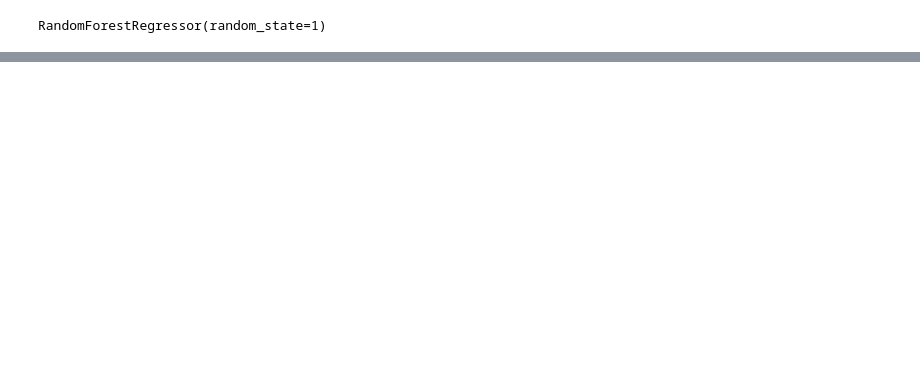
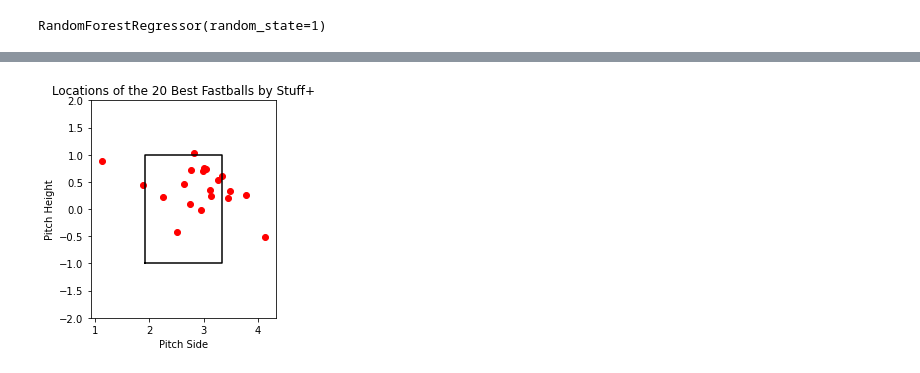
Before and after one commit to genocous/si_339_final_project, a Jupyter notebook: Python Code/stuff_plus.ipynb, the cells around one changed output, grey strips where cells are left out. Cells and saved outputs as stored; diff of their text form; code cells hidden in the pictures; blank space fills up the shorter version.

```diff
--- a/Python Code/stuff_plus.ipynb
+++ b/Python Code/stuff_plus.ipynb
@@ -298,0 +362,4 @@ df['stuff_plus'].describe()
+# %%
+# Select the features and target variable
+X = df_swing_fb[['HB^3', 'velocity_feature', 'IVB^3', 'release_side', 'release_height', 'extension_spin', 'DB^2']]
+y = df_swing_fb['whiff']
@@ -298,0 +414,8 @@ df['stuff_plus'].describe()
+# %%
+# Predict xWhiff for all rows in the DataFrame
+df_swing_fb['xWhiff'] = xgb_model.predict(scaler.transform(df_swing_fb[X.columns]))
+
+# Scale the predictions so that the average is 100
+df_swing_fb['stuff_plus'] = 100 * df_swing_fb['xWhiff'] / df_swing_fb['xWhiff'].mean()
+
+df_swing_fb['stuff_plus'].describe()
@@ -298,0 +438,8 @@ df['stuff_plus'].describe()
+# %%
+# Sort the DataFrame by 'Stuff+' values in descending order
+df_sorted = df_swing_fb.sort_values(by='stuff_plus', ascending=False)
+
+# Reset the index of the sorted DataFrame
+df_sorted.reset_index(drop=True, inplace=True)
+
+df_sorted.head(20)
@@ -298,0 +465,35 @@ df['stuff_plus'].describe()
+# %%
+# Define the strike zone boundaries
+sz_top = 1
+sz_bottom = -1
+
+# The width of the strike zone is 17 inches, which is approximately 1.42 feet
+# Since pitch_side is centered around 2.627, the left and right boundaries are 2.627 - 0.71 and 2.627 + 0.71
+sz_left = 2.627 - 0.71
+sz_right = 2.627 + 0.71
+
+# Create a figure and axis
+fig, ax = plt.subplots()
+
+# Plot the strike zone
+ax.plot([sz_left, sz_right, sz_right, sz_left, sz_left], [sz_bottom, sz_bottom, sz_top, sz_top, sz_bottom], color='black')
+
+# Plot the locations of the pitches
+ax.scatter(df_sorted.head(20)['pitch_side'], df_sorted.head(20)['pitch_height'], color='red')
+
+# Set the x and y axis limits to slightly larger than the strike zone
+ax.set_xlim(sz_left - 1, sz_right + 1)
+ax.set_ylim(sz_bottom - 1, sz_top + 1)
+
+# Set the aspect of the plot to be equal, so the strike zone is square
+ax.set_aspect('equal')
+
+# Add labels and a title
+ax.set_xlabel('Pitch Side')
+ax.set_ylabel('Pitch Height')
+ax.set_title('Locations of the 20 Best Fastballs by Stuff+')
+
+# Show the plot
+plt.show()
+# %% [output]
+[figure, added]
```
Also changed, not shown: parts of 36 cells of this notebook.
